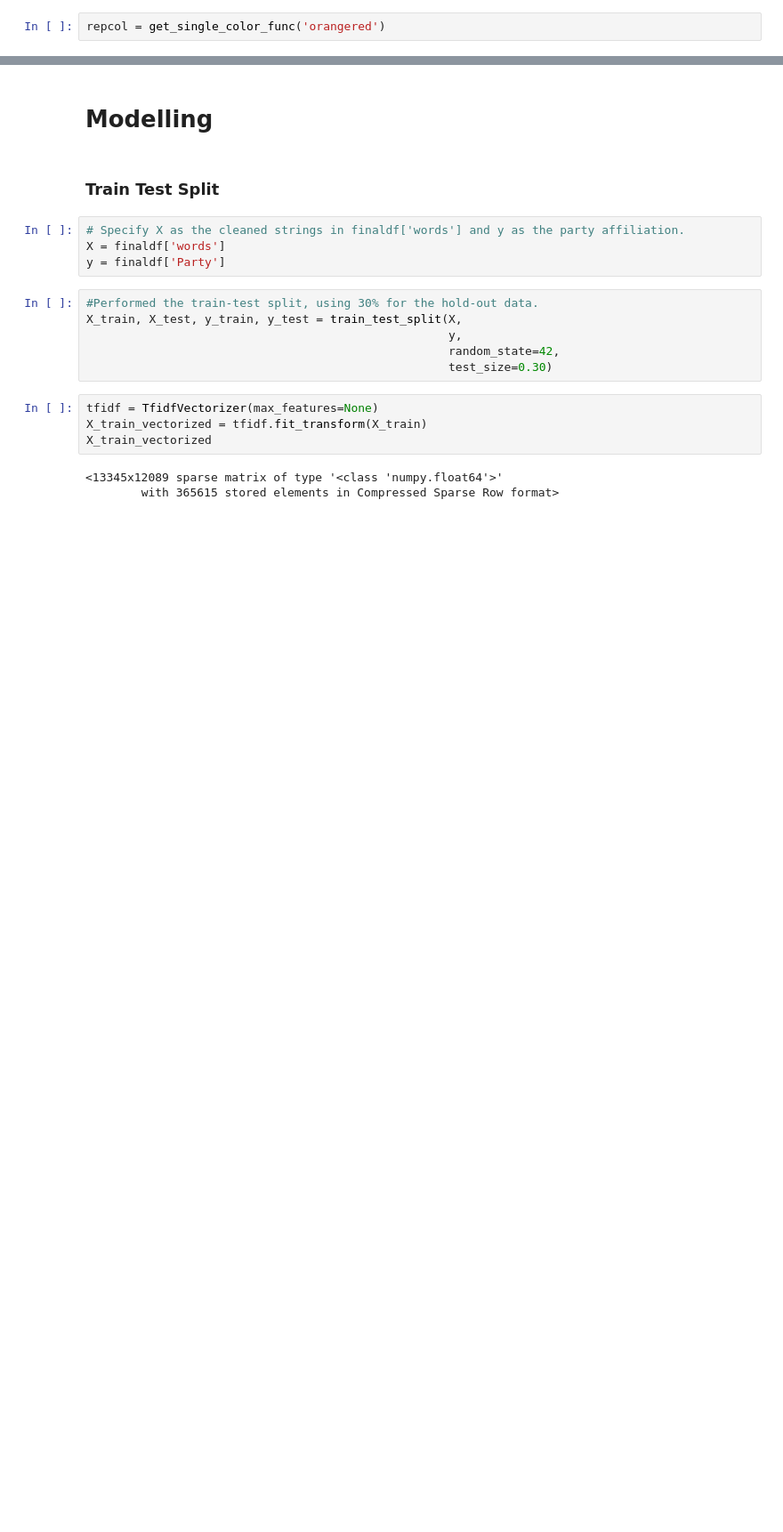
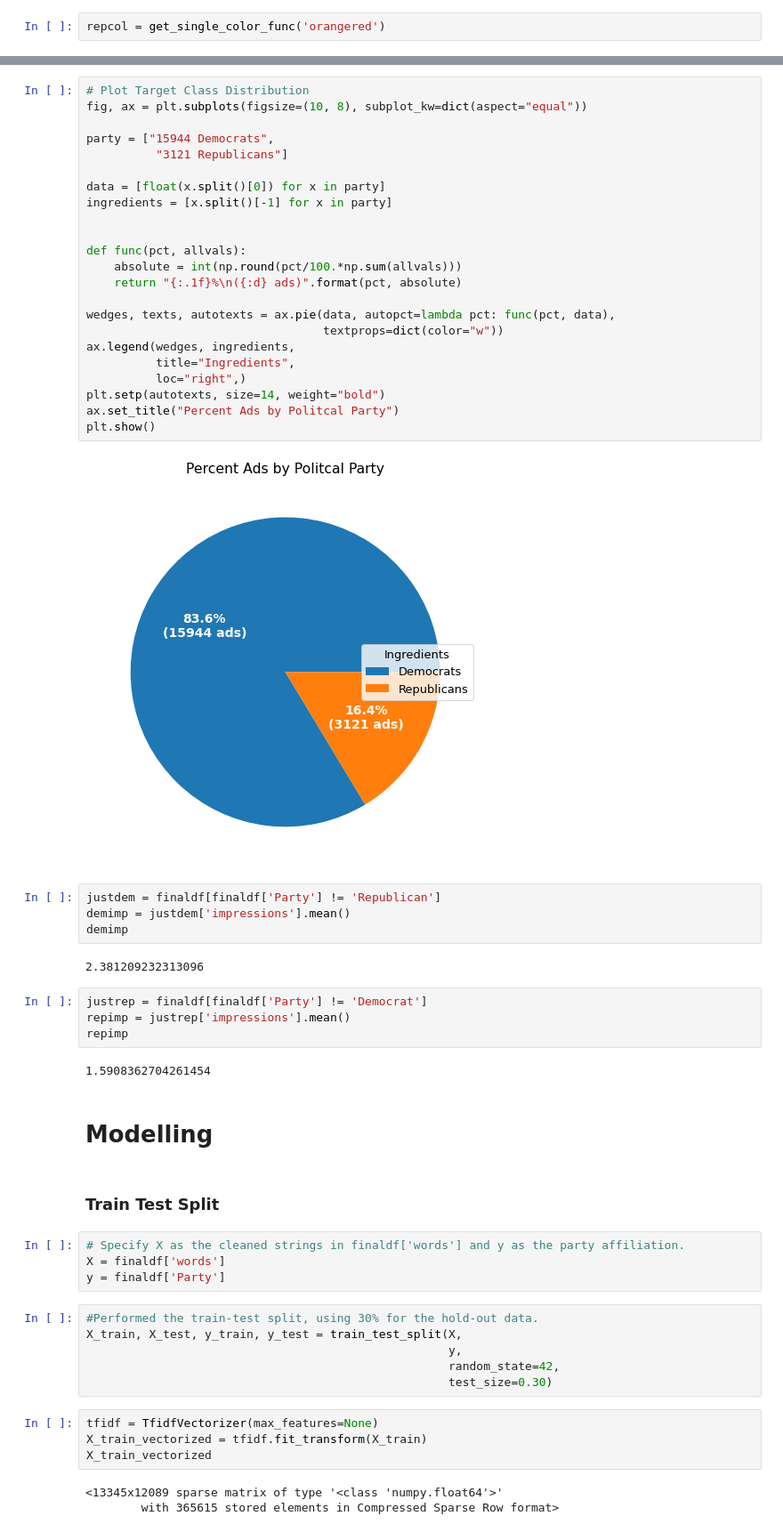
Before and after one commit to JohnSheehan8/Capstone-Political-data, a Jupyter notebook: workingNB/Working_Notebook.ipynb, the cells around one changed output, grey strips where cells are left out. Shown: that part at 89% size. Saved outputs shown, nothing was run; the diff lists cells and outputs as text; blank space fills up the shorter version.

```diff
--- a/workingNB/Working_Notebook.ipynb
+++ b/workingNB/Working_Notebook.ipynb
@@ -574,3 +559,40 @@ rep_wordcloud.to_file("../images/rep_cloud.png");
+# %%
+# Plot Target Class Distribution
+fig, ax = plt.subplots(figsize=(10, 8), subplot_kw=dict(aspect="equal"))
+
+party = ["15944 Democrats",
+          "3121 Republicans"]
+
+data = [float(x.split()[0]) for x in party]
+ingredients = [x.split()[-1] for x in party]
+
+
+def func(pct, allvals):
+    absolute = int(np.round(pct/100.*np.sum(allvals)))
+    return "{:.1f}%\n({:d} ads)".format(pct, absolute)
+
+wedges, texts, autotexts = ax.pie(data, autopct=lambda pct: func(pct, data),
+                                  textprops=dict(color="w"))
+ax.legend(wedges, ingredients,
+          title="Ingredients",
+          loc="right",)
+plt.setp(autotexts, size=14, weight="bold")
+ax.set_title("Percent Ads by Politcal Party")
+plt.show()
+# %% [output]
+[figure, added]
+# %%
+justdem = finaldf[finaldf['Party'] != 'Republican']
+demimp = justdem['impressions'].mean()
+demimp
+# %% [output]
+2.381209232313096
+# %%
+justrep = finaldf[finaldf['Party'] != 'Democrat']
+repimp = justrep['impressions'].mean()
+repimp
+# %% [output]
+1.5908362704261454
 # %% [markdown]
 # Modelling
 # %% [markdown]
```
Also changed, not shown: parts of 22 cells of this notebook, 2 other files.
